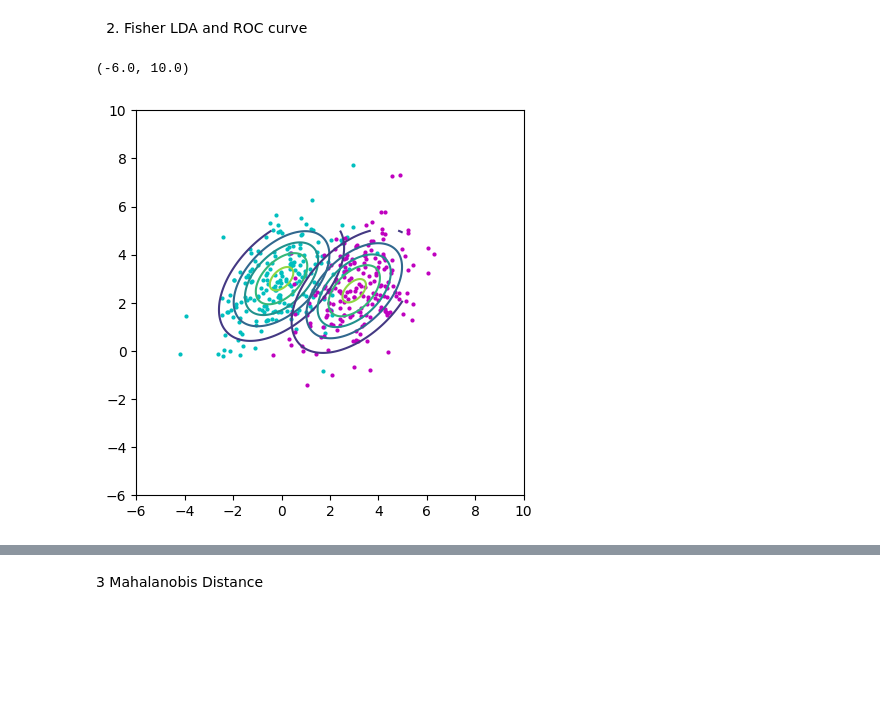
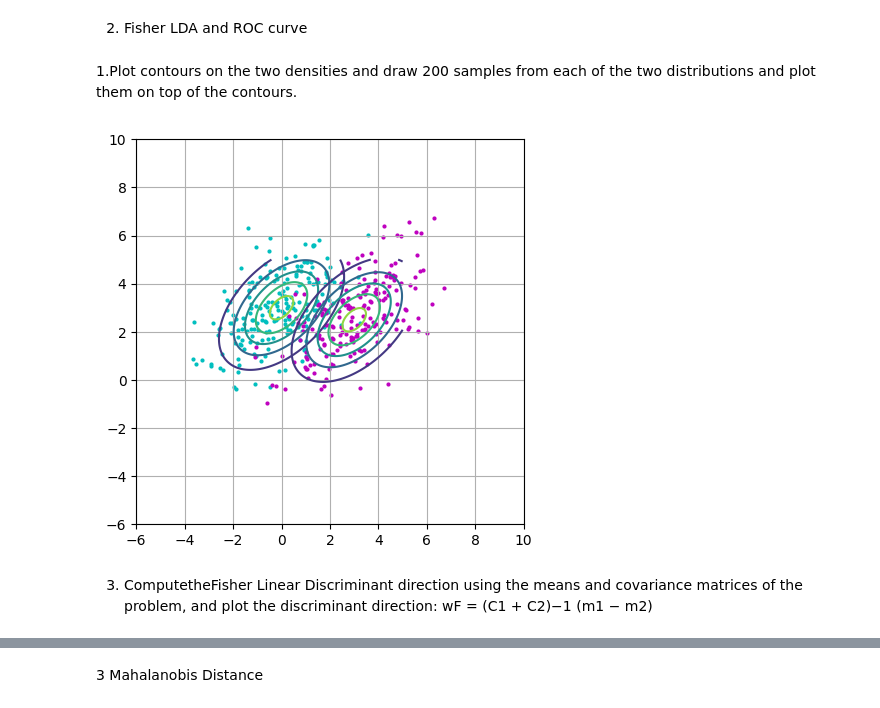
Before and after one commit to Prageeth-Dananjaya/CO544_Labs, a Jupyter notebook: Lab03/CO544_Lab3.ipynb, the cells around one changed output, grey strips where cells are left out. Drawn from its saved outputs; the diff is of its cells as text; code cells hidden in the pictures; blank space fills up the shorter version.

```diff
--- a/Lab03/CO544_Lab3.ipynb
+++ b/Lab03/CO544_Lab3.ipynb
@@ -190,39 +192,43 @@ Text(0.5, 1.0, 'Posterior Probability Contours')
 [figure]
 # %% [markdown]
 2. Fisher LDA and ROC curve
+# %% [markdown]
+1.Plot contours on the two densities and draw 200 samples from each of the two distributions and plot them on top of the contours.
 # %%
 NumDataPerClass = 200
 # Two-class problem, distinct means, equal covariance matrices
 #
 m1 = np.array([0, 3])
 m2 = np.array([3, 2.5])
-C1 = np.array([[2, 1], [1, 2]])
-C2 = np.array([[2, 1], [1, 2]])
+C1 = np.array([[2, 1], [1, 2]],np.float32)
+C2 = np.array([[2, 1], [1, 2]],np.float32)
 
 nx, ny = 200, 200
 
 Xa, Ya, Za = twoDGaussianPlot (nx, ny, m1, C1)
 Xb, Yb, Zb = twoDGaussianPlot (nx, ny, m2, C2)
 
 # Set up the data by generating isotropic Guassians and
 # rotating them accordingly
 #
 A1 = np.linalg.cholesky(C1)
 A2 = np.linalg.cholesky(C2)
 
 U1 = np.random.randn(NumDataPerClass,2)
 X1 = U1 @ A1.T + m1
 
 U2 = np.random.randn(NumDataPerClass,2)
 X2 = U2 @ A2.T + m2
 
 fig, ax = plt.subplots(figsize=(5,5))
 ax.scatter(X1[:,0], X1[:,1], c="c", s=4)
 ax.scatter(X2[:,0], X2[:,1], c="m", s=4)
 ax.contour(Xa, Ya, Za, 5)
 ax.contour(Xb, Yb, Zb, 5)
 ax.set_xlim(-6, 10)
 ax.set_ylim(-6, 10)
+ax.grid(True)
 # %% [output]
-(-6.0, 10.0)
-[figure, old version]
+[figure, new version]
+# %% [markdown]
+ 3. ComputetheFisher Linear Discriminant direction using the means and covariance matrices of the problem, and plot the discriminant direction: wF = (C1 + C2)−1 (m1 − m2)
```
Also changed, not shown: parts of 23 cells of this notebook.
